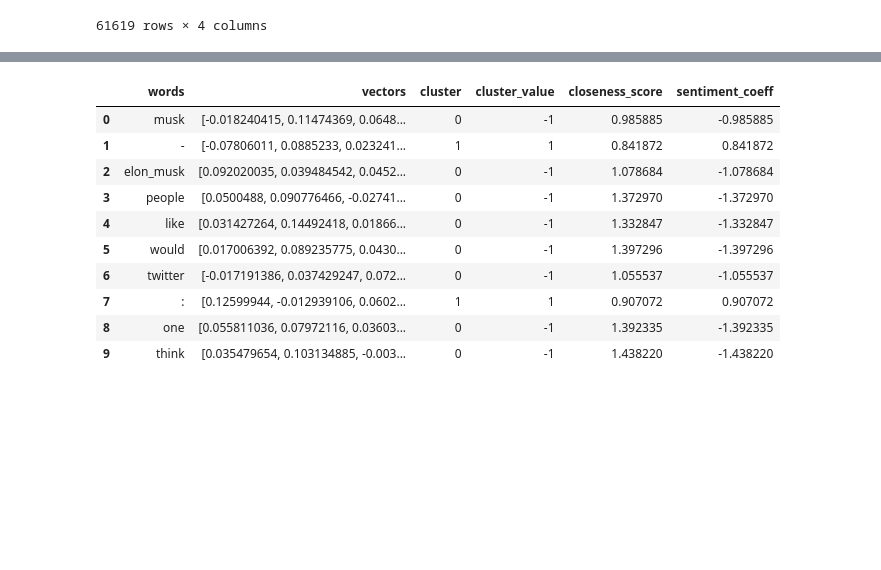
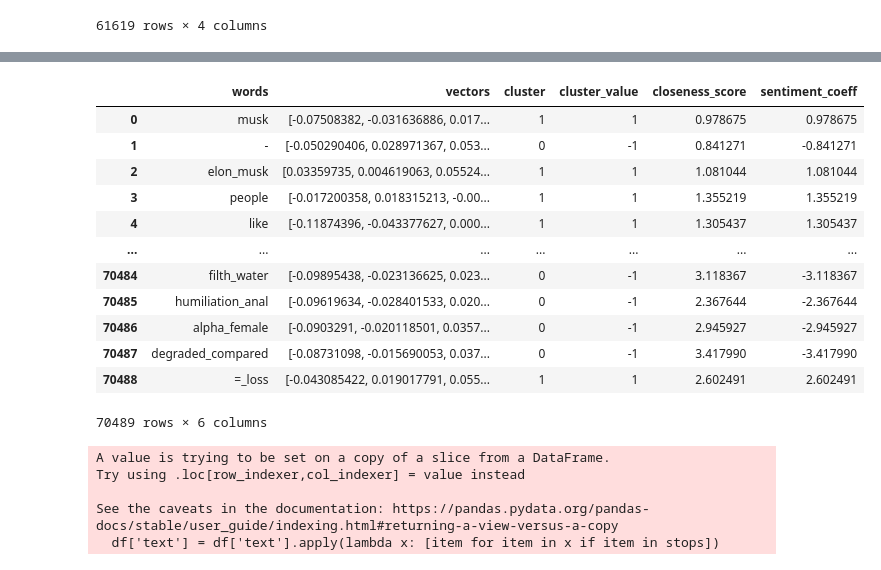
Before and after one commit to tobusiek/ZUM_NLP, a Jupyter notebook: cleaning_data_w2v_sentiment.ipynb, the cells around one changed output, grey strips where cells are left out. Saved outputs shown, nothing was run; the diff lists cells and outputs as text; code cells hidden in the pictures; blank space fills up the shorter version.

```diff
--- a/cleaning_data_w2v_sentiment.ipynb
+++ b/cleaning_data_w2v_sentiment.ipynb
@@ -308,18 +317,20 @@ words['cluster_value'] = [1 if i==positive_cluster_index else -1 for i in words.
 words['closeness_score'] = words.apply(lambda x: 1/(model.transform([x.vectors]).min()), axis=1)
 words['sentiment_coeff'] = words.closeness_score * words.cluster_value
 # %%
-words.head(10)
+words
 # %% [output]
 |  | words | vectors | cluster | cluster_value | closeness_score | sentiment_coeff |
-| 0 | musk | [-0.018240415, 0.11474369, 0.0648... | 0 | -1 | 0.985885 | -0.985885 |
-| 1 | - | [-0.07806011, 0.0885233, 0.023241... | 1 | 1 | 0.841872 | 0.841872 |
-| 2 | elon_musk | [0.092020035, 0.039484542, 0.0452... | 0 | -1 | 1.078684 | -1.078684 |
-| 3 | people | [0.0500488, 0.090776466, -0.02741... | 0 | -1 | 1.372970 | -1.372970 |
-| 4 | like | [0.031427264, 0.14492418, 0.01866... | 0 | -1 | 1.332847 | -1.332847 |
-| 5 | would | [0.017006392, 0.089235775, 0.0430... | 0 | -1 | 1.397296 | -1.397296 |
-| 6 | twitter | [-0.017191386, 0.037429247, 0.072... | 0 | -1 | 1.055537 | -1.055537 |
-| 7 | : | [0.12599944, -0.012939106, 0.0602... | 1 | 1 | 0.907072 | 0.907072 |
-| 8 | one | [0.055811036, 0.07972116, 0.03603... | 0 | -1 | 1.392335 | -1.392335 |
-| 9 | think | [0.035479654, 0.103134885, -0.003... | 0 | -1 | 1.438220 | -1.438220 |
+| 0 | musk | [-0.07508382, -0.031636886, 0.017... | 1 | 1 | 0.978675 | 0.978675 |
+| 1 | - | [-0.050290406, 0.028971367, 0.053... | 0 | -1 | 0.841271 | -0.841271 |
+| 2 | elon_musk | [0.03359735, 0.004619063, 0.05524... | 1 | 1 | 1.081044 | 1.081044 |
+| 3 | people | [-0.017200358, 0.018315213, -0.00... | 1 | 1 | 1.355219 | 1.355219 |
+| 4 | like | [-0.11874396, -0.043377627, 0.000... | 1 | 1 | 1.305437 | 1.305437 |
+| ... | ... | ... | ... | ... | ... | ... |
+| 70484 | filth_water | [-0.09895438, -0.023136625, 0.023... | 0 | -1 | 3.118367 | -3.118367 |
+| 70485 | humiliation_anal | [-0.09619634, -0.028401533, 0.020... | 0 | -1 | 2.367644 | -2.367644 |
+| 70486 | alpha_female | [-0.0903291, -0.020118501, 0.0357... | 0 | -1 | 2.945927 | -2.945927 |
+| 70487 | degraded_compared | [-0.08731098, -0.015690053, 0.037... | 0 | -1 | 3.417990 | -3.417990 |
+| 70488 | =_loss | [-0.043085422, 0.019017791, 0.055... | 1 | 1 | 2.602491 | 2.602491 |
+70489 rows × 6 columns
 # %%
 words[['words', 'sentiment_coeff']].to_csv('sentiment_dictionary.csv', index=False)
@@ -325,0 +343,8 @@ words[['words', 'sentiment_coeff']].to_csv('sentiment_dictionary.csv', index=Fal
+# %%
+df = remove_not_in_dictionary(df)
+# %% [output]
+A value is trying to be set on a copy of a slice from a DataFrame.
+Try using .loc[row_indexer,col_indexer] = value instead
+
+See the caveats in the documentation: https://pandas.pydata.org/pandas-docs/stable/user_guide/indexing.html#returning-a-view-versus-a-copy
+  df['text'] = df['text'].apply(lambda x: [item for item in x if item in stops])
```
Also changed, not shown: parts of 17 cells of this notebook, 7 other files.
